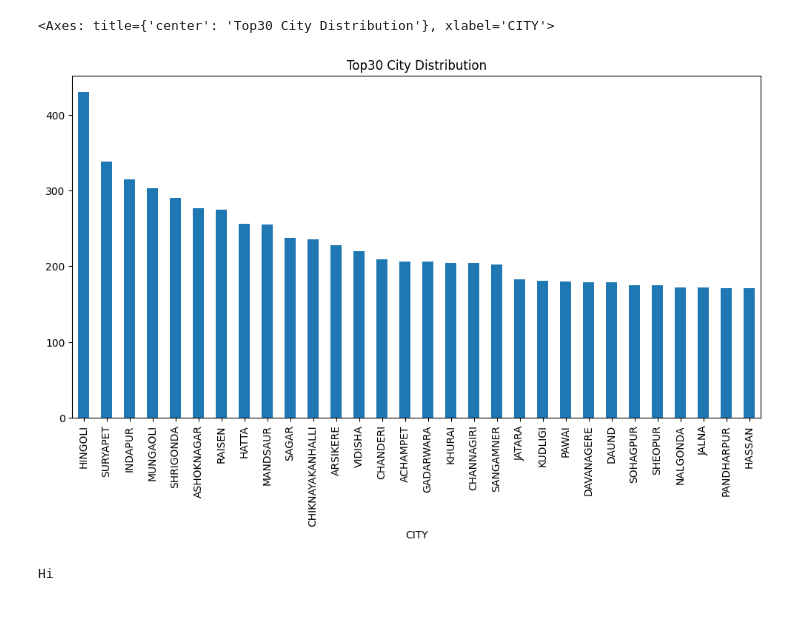
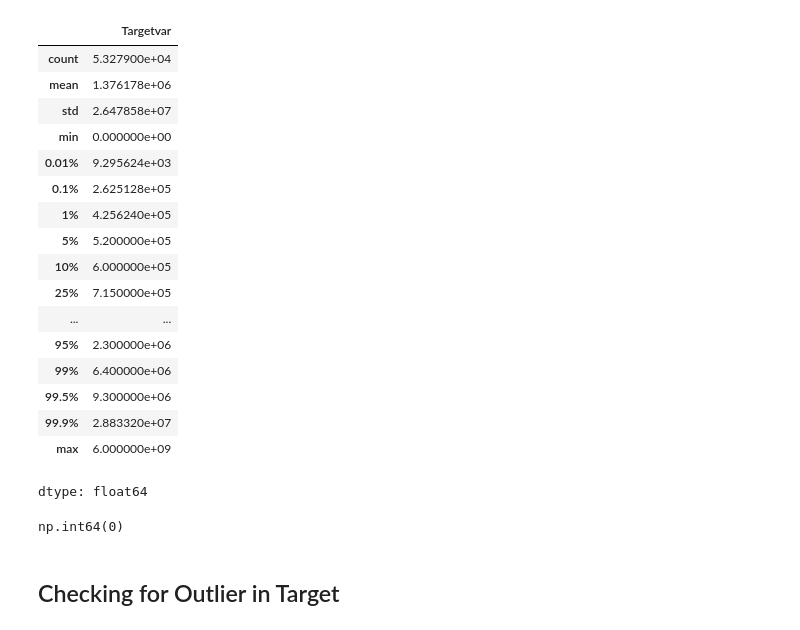
Before and after one commit to anuragpan/ltf-income-challenge, a Jupyter notebook: LTF_challenge.ipynb, the cells around one changed output. Saved outputs shown, nothing was run; the diff lists cells and outputs as text; code cells hidden in the pictures.

```diff
--- a/LTF_challenge.ipynb
+++ b/LTF_challenge.ipynb
@@ -86,9 +30,27 @@ train_data['State'].value_counts().plot(kind='bar', figsize=(12, 6), title='Stat
-# %%
-train_data['CITY'].value_counts()[:30].plot(kind='bar', figsize=(12, 6), title='Top30 City Distribution')
-# %% [output]
-<Axes: title={'center': 'Top30 City Distribution'}, xlabel='CITY'>
-[figure, removed]
-# %%
-print('Hi')
-# %% [output]
-Hi
+# %%
+df['Targetvar'].describe(percentiles=[0.0001,0.001,0.01,0.05,0.1,0.25,0.5,0.75,0.9,0.95,0.99, 0.995, 0.999, ])
+# %% [output]
+|  | Targetvar |
+| count | 5.327900e+04 |
+| mean | 1.376178e+06 |
+| std | 2.647858e+07 |
+| min | 0.000000e+00 |
+| 0.01% | 9.295624e+03 |
+| 0.1% | 2.625128e+05 |
+| 1% | 4.256240e+05 |
+| 5% | 5.200000e+05 |
+| 10% | 6.000000e+05 |
+| 25% | 7.150000e+05 |
+| ... | ... |
+| 95% | 2.300000e+06 |
+| 99% | 6.400000e+06 |
+| 99.5% | 9.300000e+06 |
+| 99.9% | 2.883320e+07 |
+| max | 6.000000e+09 |
+dtype: float64
+# %%
+df['Targetvar'].isnull().sum()
+# %% [output]
+np.int64(0)
+# %% [markdown]
+## Checking for Outlier in Target
```
Also changed, not shown: parts of 21 cells of this notebook.
